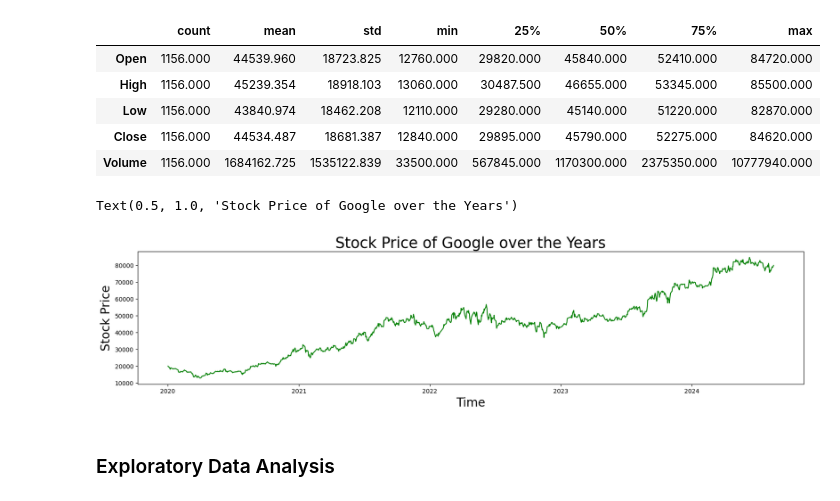
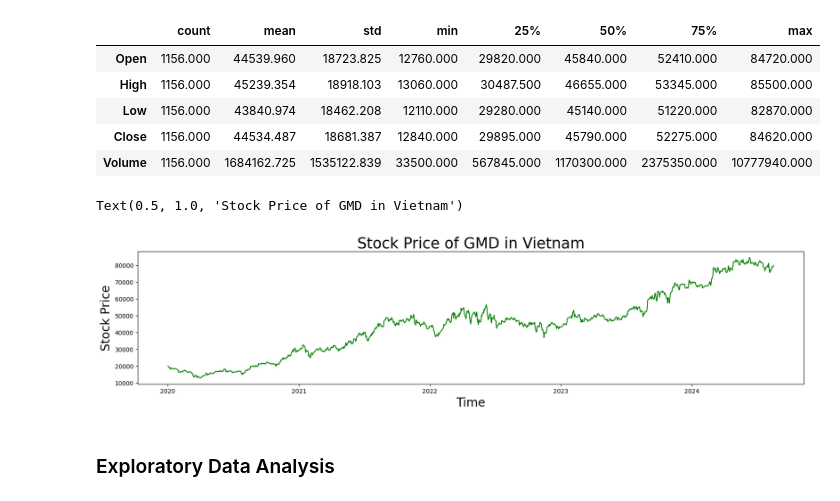
Before and after one commit to QHanh/Vn-stock-predict, a Jupyter notebook: vnstock_arima_lstm.ipynb, the cells around one changed output. Drawn from its saved outputs; the diff is of its cells as text; code cells hidden in the pictures.

```diff
--- a/vnstock_arima_lstm.ipynb
+++ b/vnstock_arima_lstm.ipynb
@@ -65,12 +65,12 @@ df.describe().T.apply(lambda x: x.apply("{0:.3f}".format))
 # %%
 plt.figure(figsize=(20,4))
 plt.plot(df['Close'], label='Close Price history',color='g')
 plt.xlabel('Time',size=20)
 plt.ylabel('Stock Price',size=20)
-plt.title('Stock Price of Google over the Years',size=25)
+plt.title('Stock Price of GMD in Vietnam',size=25)
 # %% [output]
-Text(0.5, 1.0, 'Stock Price of Google over the Years')
+Text(0.5, 1.0, 'Stock Price of GMD in Vietnam')
-[figure, old version]
+[figure, new version]
 # %% [markdown]
 ### Exploratory Data Analysis
 # %%
```
Also changed, not shown: parts of 1 cell of this notebook.
